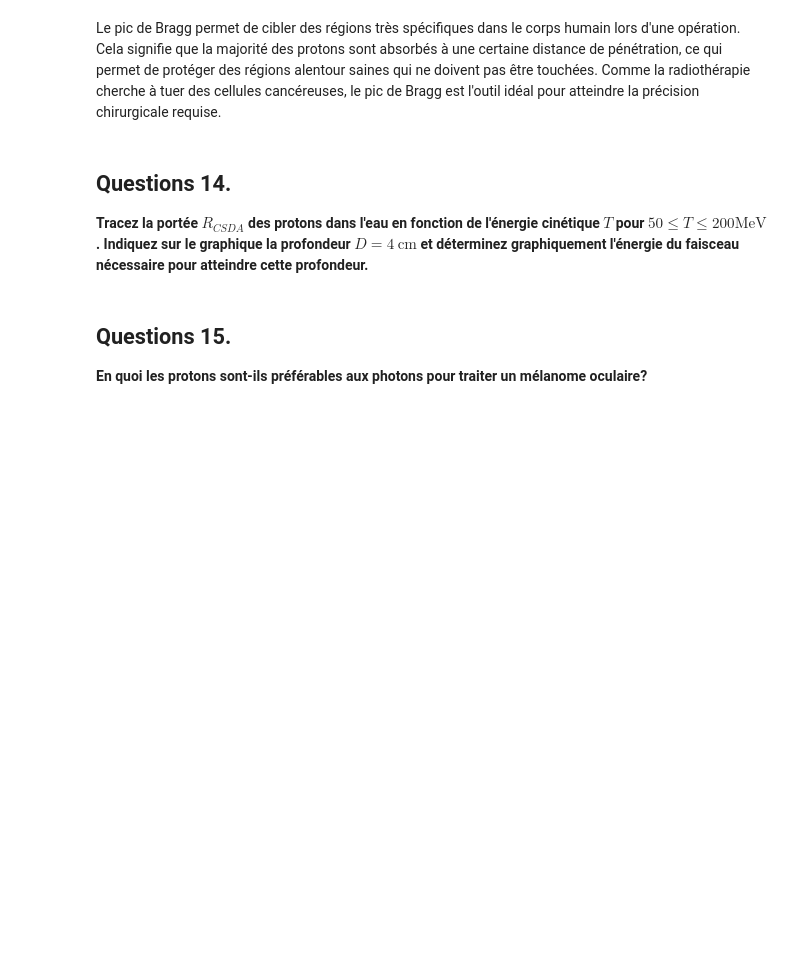
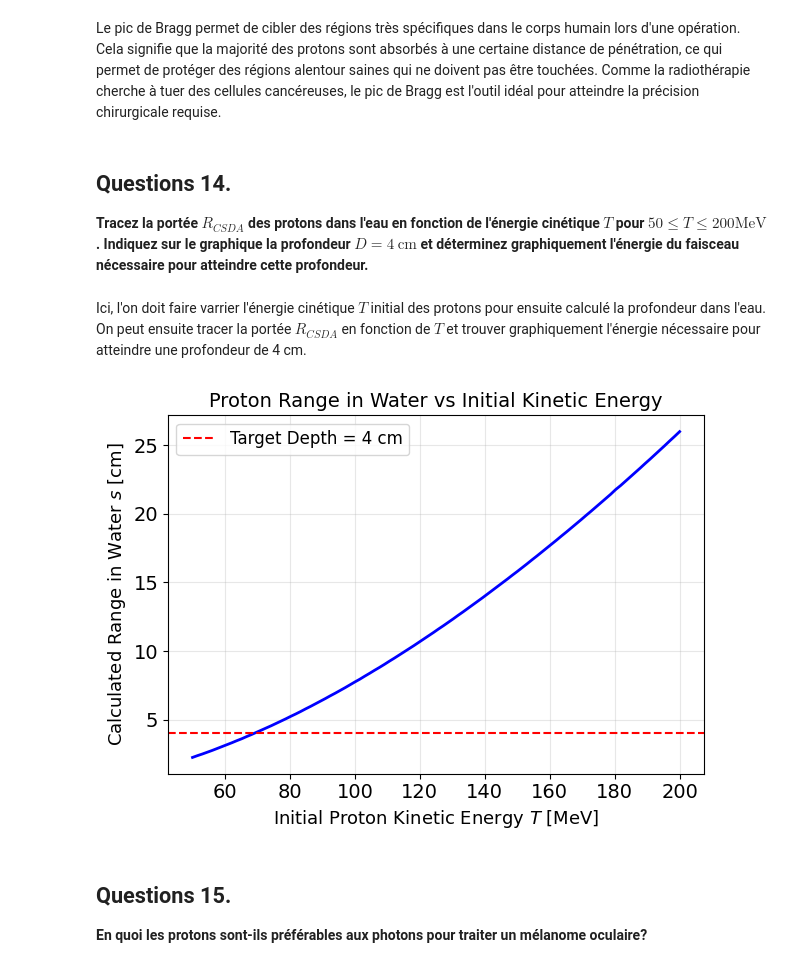
Before and after one commit to Eloi-Blouin/GPH-University-Laval-Course, a Jupyter notebook: Ulaval Session 8 Hiver 2026/Physique Numérique/TP1/TP1_ÉloiBlouin_ClémentPoulin.ipynb, the cells around one changed output. Drawn from its saved outputs; the diff is of its cells as text; code cells hidden in the pictures; blank space fills up the shorter version.

```diff
--- a/Ulaval Session 8 Hiver 2026/Physique Numérique/TP1/TP1_ÉloiBlouin_ClémentPoulin.ipynb
+++ b/Ulaval Session 8 Hiver 2026/Physique Numérique/TP1/TP1_ÉloiBlouin_ClémentPoulin.ipynb
@@ -1270,6 +1292,29 @@ Le pic de Bragg permet de cibler des régions très spécifiques dans le corps h
 # %% [markdown]
 ## **Questions 14.**
 **Tracez la portée $R_{C S D A}$ des protons dans l'eau en fonction de l'énergie cinétique $T$ pour $50 \leq T \leq 200 \mathrm{MeV}$. Indiquez sur le graphique la profondeur $D=4 \mathrm{~cm}$ et déterminez graphiquement l'énergie du faisceau nécessaire pour atteindre cette profondeur.**
+# %% [markdown]
+Ici, l'on doit faire varrier l'énergie cinétique $T$ initial des protons pour ensuite calculé la profondeur dans l'eau. On peut ensuite tracer la portée $R_{CSDA}$ en fonction de $T$ et trouver graphiquement l'énergie nécessaire pour atteindre une profondeur de 4 cm.
+# %%
+#Ici, l'on doit faire varrier l'énergie cinétique $T$ initial des protons pour ensuite calculé la profondeur dans l'eau. On peut ensuite tracer la portée $R_{CSDA}$ en fonction de $T$ et trouver graphiquement l'énergie nécessaire pour atteindre une profondeur de 4 cm.
+T_lin_space_MeV = np.linspace(50, 200, 100)  # MeV
+
+s_water_for_T = []
+for T_MeV in T_lin_space_MeV:
+    s_water, S_col_water, T_water = transport_proton(T_MeV, "water", delta_s_cm=0.01)
+    s_water_for_T.append(s_water[-1])
+    # Stocker la portée finale pour chaque énergie
+
+plt.plot(T_lin_space_MeV, s_water_for_T, 'b-', lw=2)
+plt.axhline(4.0, color='r', linestyle='--', label='Target Depth = 4 cm')
+plt.xlabel(r"Initial Proton Kinetic Energy $T$ [MeV]", fontsize=13)
+plt.ylabel(r"Calculated Range in Water $s$ [cm]", fontsize=13)
+plt.title("Proton Range in Water vs Initial Kinetic Energy", fontsize=14)
+plt.grid(True, alpha=0.3)
+plt.legend(fontsize=12)
+plt.tight_layout()
+plt.show()
+# %% [output]
+[figure, added]
 # %% [markdown]
 ## **Questions 15.**
 **En quoi les protons sont-ils préférables aux photons pour traiter un mélanome oculaire?**
```
Also changed, not shown: parts of 12 cells of this notebook.
